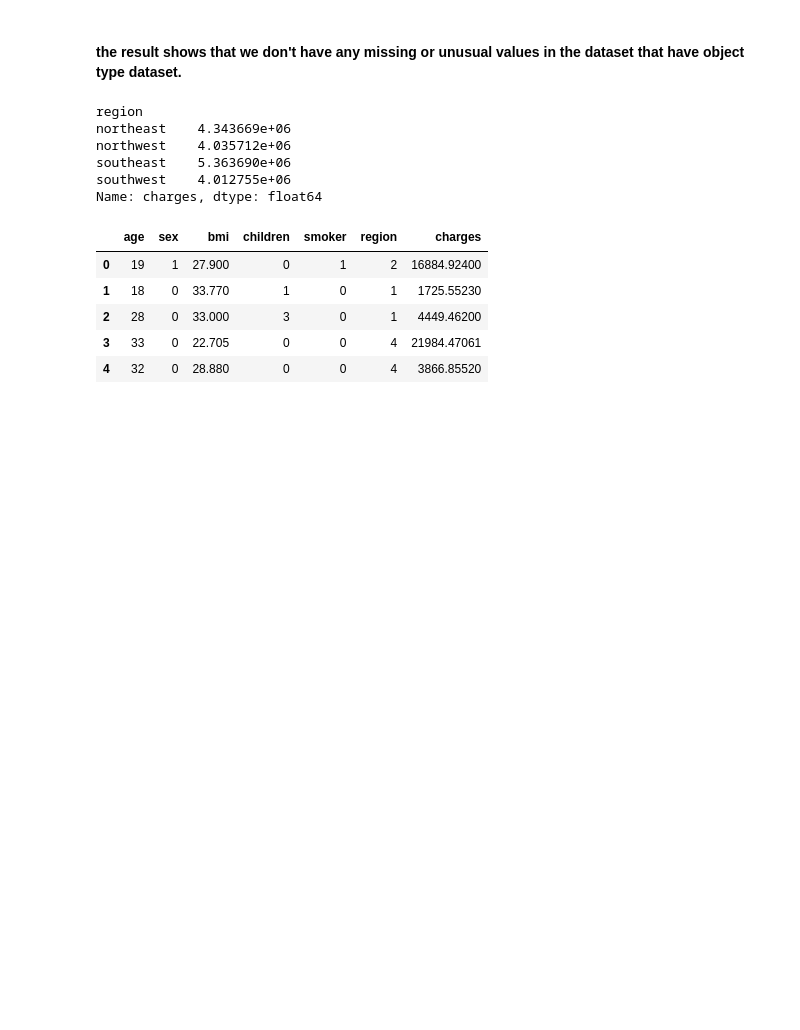
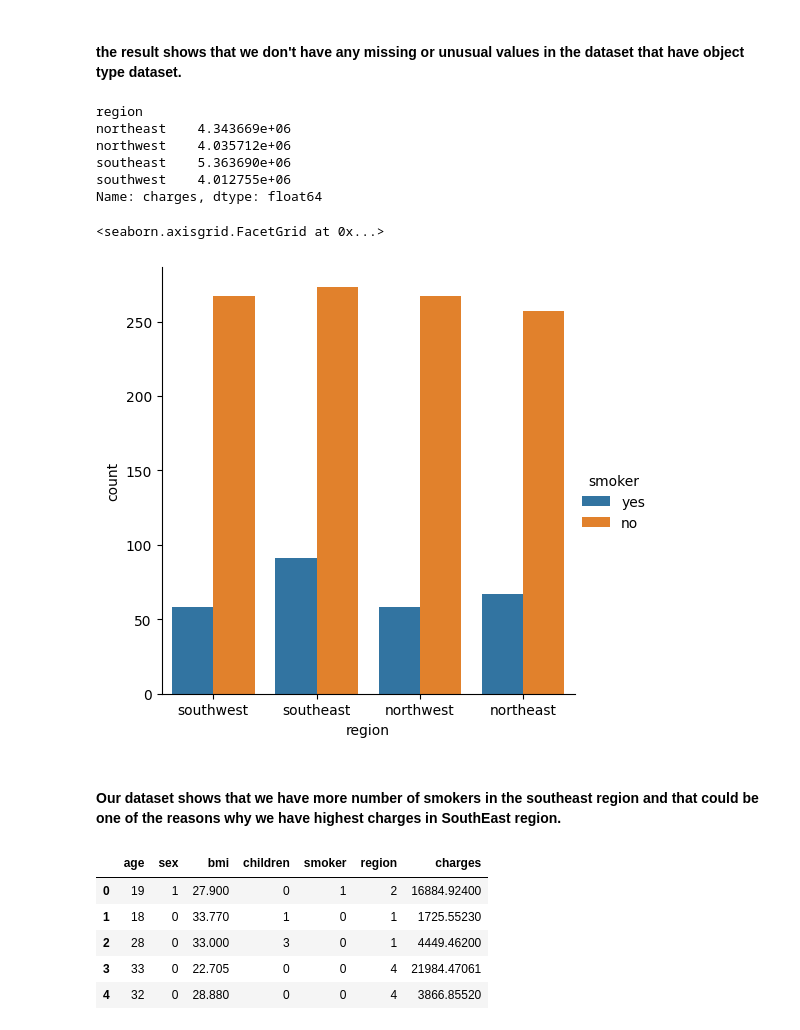
Before and after one commit to ashish612/dtsa-5509, a Jupyter notebook: DTSA-5509 Finals.ipynb, the cells around one changed output. Saved outputs shown, nothing was run; the diff lists cells and outputs as text; code cells hidden in the pictures; blank space fills up the shorter version.

Commit message:
added chart for region vs smokers

```diff
--- a/DTSA-5509 Finals.ipynb
+++ b/DTSA-5509 Finals.ipynb
@@ -76,6 +76,13 @@ northwest    4.035712e+06
 southeast    5.363690e+06
 southwest    4.012755e+06
 Name: charges, dtype: float64
+# %%
+sns.catplot(x="region", kind="count",hue = 'smoker', data=df)
+# %% [output]
+<seaborn.axisgrid.FacetGrid at 0x...>
+[figure, added]
+# %% [markdown]
+#### Our dataset shows that we have more number of smokers in the southeast region and that could be one of the reasons why we have highest charges in SouthEast region.
 # %%
 # modify categorical variable to numerical.
 # Encoding male as 0 and female as 1
```
Also changed, not shown: parts of 24 cells of this notebook.
